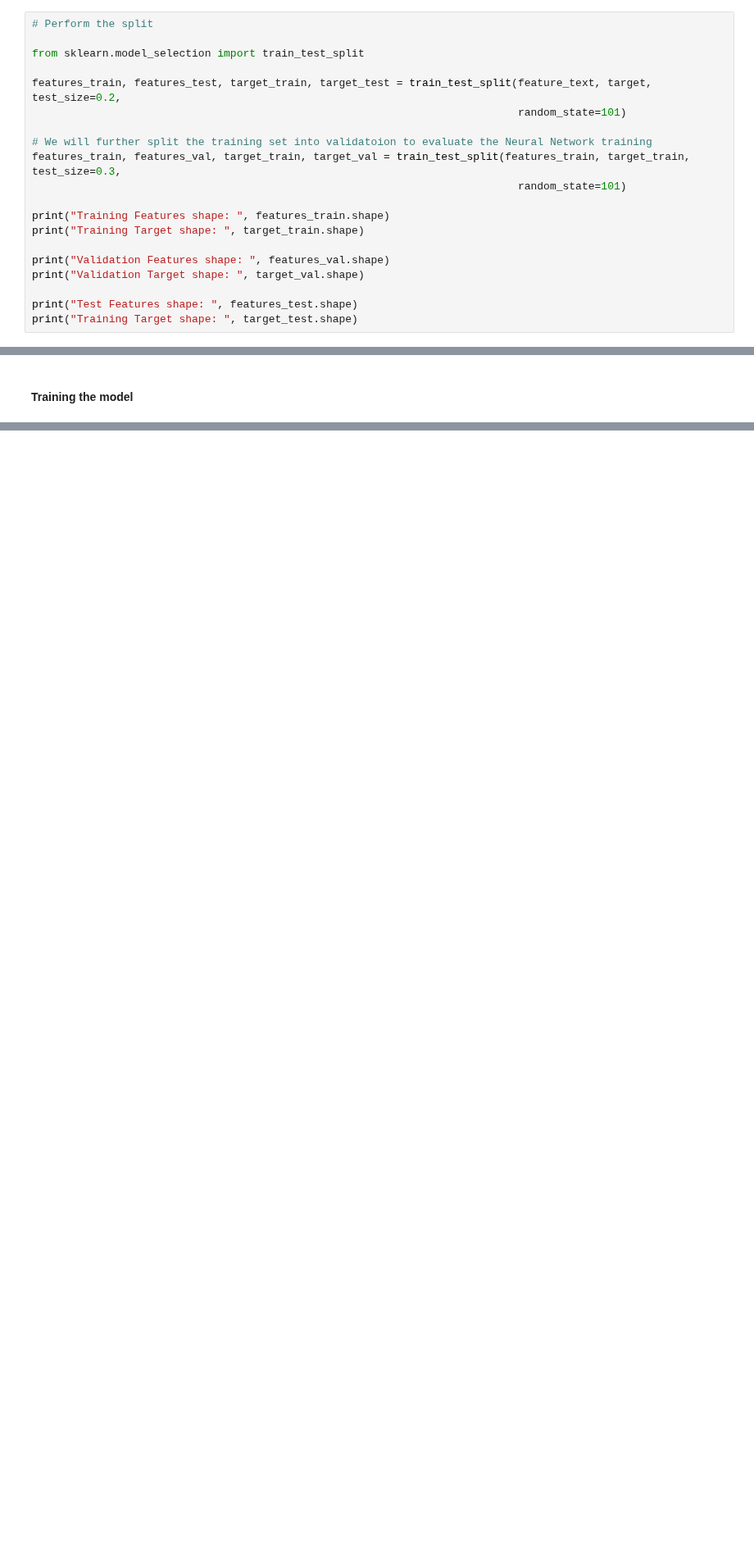
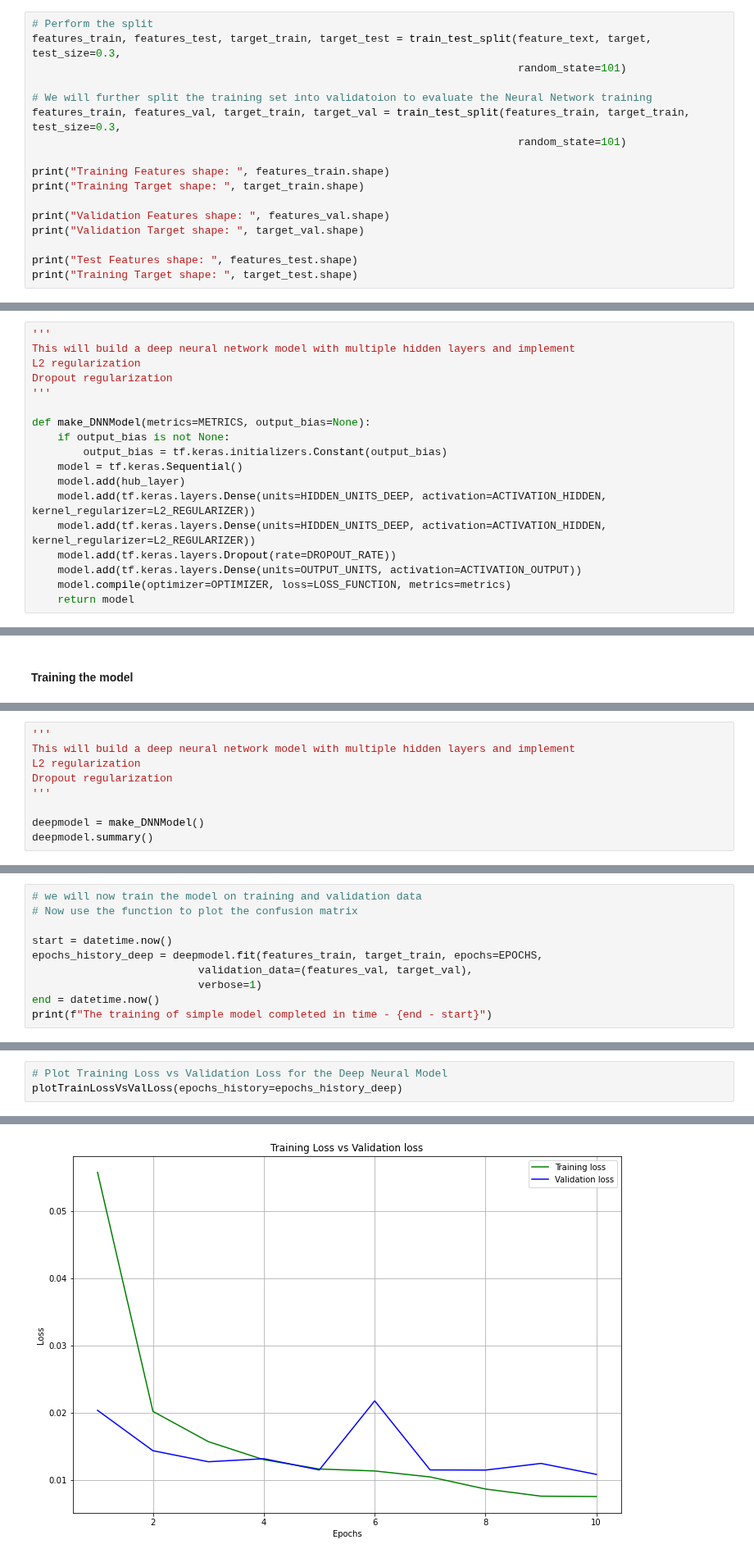
Before and after one commit to suvofalcon/Py-SpringboardAIML, a Jupyter notebook: _14_Kaggle/FakeAndRealNews.ipynb, the cells around one changed output, grey strips where cells are left out. Shown at 82% size. Drawn from its saved outputs; the diff is of its cells as text; blank space fills up the shorter version.

```diff
--- a/_14_Kaggle/FakeAndRealNews.ipynb
+++ b/_14_Kaggle/FakeAndRealNews.ipynb
@@ -204,10 +207,7 @@ feature_text = news['text']
 target = news['fake']
 # %%
 # Perform the split
-
-from sklearn.model_selection import train_test_split
-
-features_train, features_test, target_train, target_test = train_test_split(feature_text, target, test_size=0.2,
+features_train, features_test, target_train, target_test = train_test_split(feature_text, target, test_size=0.3,
                                                                             random_state=101)
 
 # We will further split the training set into validatoion to evaluate the Neural Network training
@@ -317,0 +351,18 @@ array([[ 2.88452244e+00, -1.82624355e-01,  1.63414329e-01,
+# %%
+'''
+This will build a deep neural network model with multiple hidden layers and implement
+L2 regularization
+Dropout regularization
+'''
+
+def make_DNNModel(metrics=METRICS, output_bias=None):
+    if output_bias is not None:
+        output_bias = tf.keras.initializers.Constant(output_bias)
+    model = tf.keras.Sequential()
+    model.add(hub_layer)
+    model.add(tf.keras.layers.Dense(units=HIDDEN_UNITS_DEEP, activation=ACTIVATION_HIDDEN, kernel_regularizer=L2_REGULARIZER))
+    model.add(tf.keras.layers.Dense(units=HIDDEN_UNITS_DEEP, activation=ACTIVATION_HIDDEN, kernel_regularizer=L2_REGULARIZER))
+    model.add(tf.keras.layers.Dropout(rate=DROPOUT_RATE))
+    model.add(tf.keras.layers.Dense(units=OUTPUT_UNITS, activation=ACTIVATION_OUTPUT))
+    model.compile(optimizer=OPTIMIZER, loss=LOSS_FUNCTION, metrics=metrics)
+    return model
@@ -377,0 +545,9 @@ KeyboardInterrupt:
+# %%
+'''
+This will build a deep neural network model with multiple hidden layers and implement
+L2 regularization
+Dropout regularization
+'''
+
+deepmodel = make_DNNModel()
+deepmodel.summary()
@@ -377,0 +575,10 @@ KeyboardInterrupt:
+# %%
+# we will now train the model on training and validation data
+# Now use the function to plot the confusion matrix
+
+start = datetime.now()
+epochs_history_deep = deepmodel.fit(features_train, target_train, epochs=EPOCHS,
+                          validation_data=(features_val, target_val),
+                          verbose=1)
+end = datetime.now()
+print(f"The training of simple model completed in time - {end - start}")
@@ -377,0 +605,4 @@ KeyboardInterrupt:
+# %%
+# Plot Training Loss vs Validation Loss for the Deep Neural Model
+plotTrainLossVsValLoss(epochs_history=epochs_history_deep)
+# %% [output]
@@ -377,0 +610 @@ KeyboardInterrupt:
+[figure, added]
```
Also changed, not shown: parts of 38 cells of this notebook.
